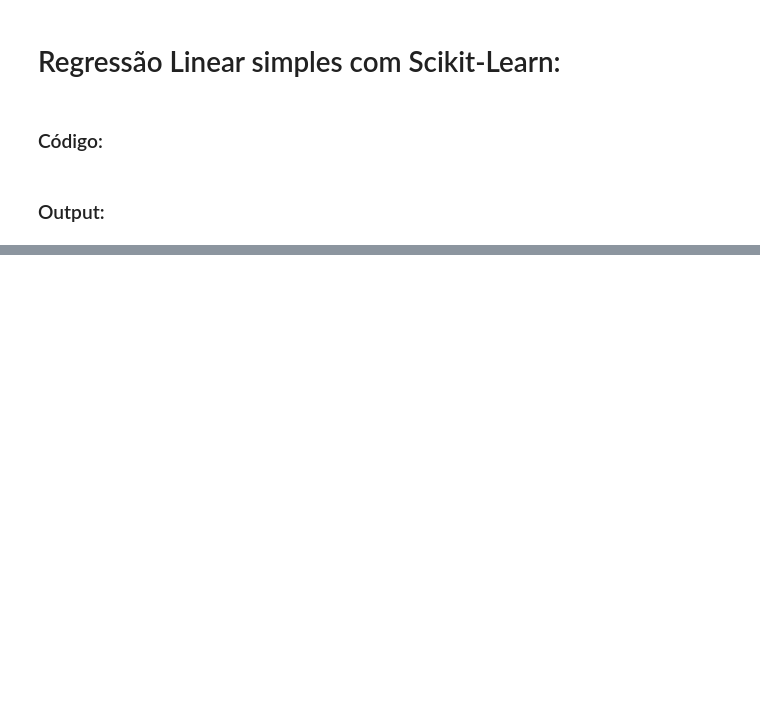
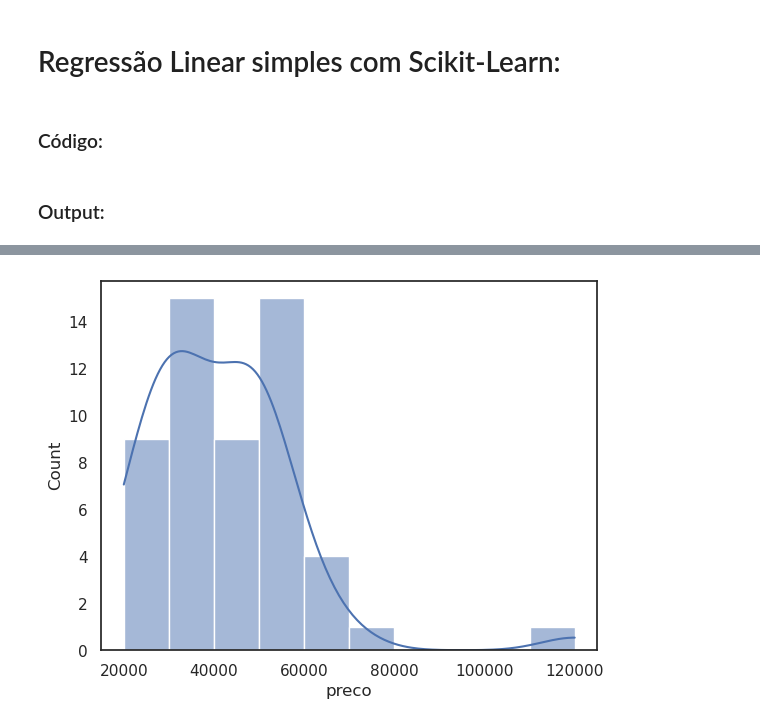
Before and after one commit to SamuelBarbosaDev/DataExpert, a Jupyter notebook: core/core/slots/7/main.ipynb, the cells around one changed output, grey strips where cells are left out. Drawn from its saved outputs; the diff is of its cells as text; code cells hidden in the pictures; blank space fills up the shorter version.

```diff
--- a/core/core/slots/7/main.ipynb
+++ b/core/core/slots/7/main.ipynb
@@ -893,0 +1075,4 @@ if __name__ == '__main__':
+# %%
+regressão_linear_com_scikit_learn.verificando_a_distribuição(dataframe=df_imoveis, coluna='preco')
+# %% [output]
+[figure, added]
```
Also changed, not shown: parts of 46 cells of this notebook, 1 other file.
